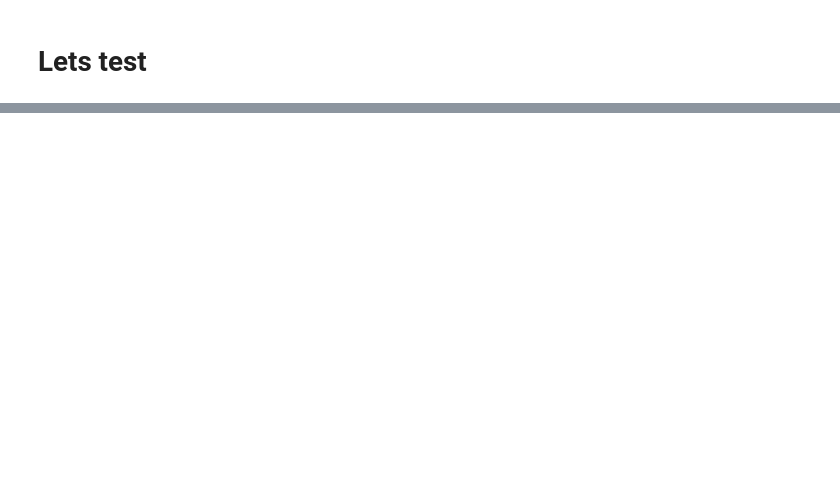
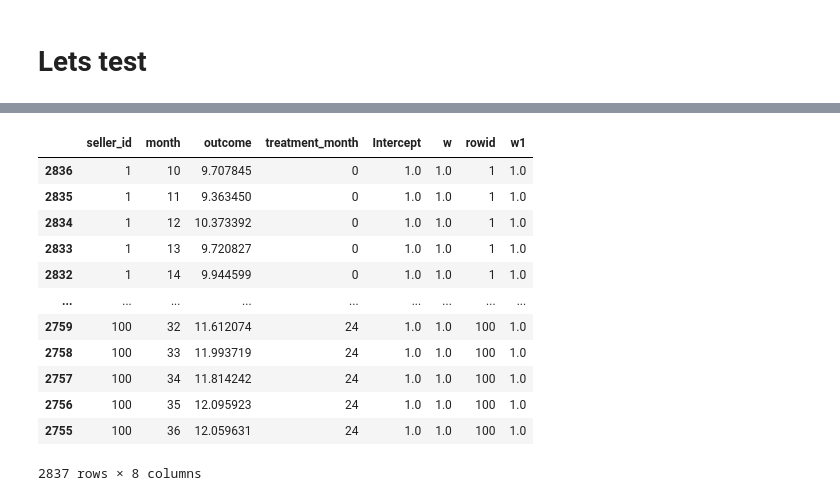
Before and after one commit to d2cml-ai/csdid, a Jupyter notebook: test_csdid_aq.ipynb, the cells around one changed output, grey strips where cells are left out. Cells and saved outputs as stored; diff of their text form; code cells hidden in the pictures; blank space fills up the shorter version.

```diff
--- a/test_csdid_aq.ipynb
+++ b/test_csdid_aq.ipynb
@@ -223,3 +504,19 @@ panel_data['treatment_month'] = panel_data['treatment_month'].astype('int64')
+# %%
+dp["data"]
+# %% [output]
+|  | seller_id | month | outcome | treatment_month | Intercept | w | rowid | w1 |
+| 2836 | 1 | 10 | 9.707845 | 0 | 1.0 | 1.0 | 1 | 1.0 |
+| 2835 | 1 | 11 | 9.363450 | 0 | 1.0 | 1.0 | 1 | 1.0 |
+| 2834 | 1 | 12 | 10.373392 | 0 | 1.0 | 1.0 | 1 | 1.0 |
+| 2833 | 1 | 13 | 9.720827 | 0 | 1.0 | 1.0 | 1 | 1.0 |
+| 2832 | 1 | 14 | 9.944599 | 0 | 1.0 | 1.0 | 1 | 1.0 |
+| ... | ... | ... | ... | ... | ... | ... | ... | ... |
+| 2759 | 100 | 32 | 11.612074 | 24 | 1.0 | 1.0 | 100 | 1.0 |
+| 2758 | 100 | 33 | 11.993719 | 24 | 1.0 | 1.0 | 100 | 1.0 |
+| 2757 | 100 | 34 | 11.814242 | 24 | 1.0 | 1.0 | 100 | 1.0 |
+| 2756 | 100 | 35 | 12.095923 | 24 | 1.0 | 1.0 | 100 | 1.0 |
+| 2755 | 100 | 36 | 12.059631 | 24 | 1.0 | 1.0 | 100 | 1.0 |
+2837 rows × 8 columns
 # %%
 out = ATTgt(yname='outcome',
            gname='treatment_month',
```
Also changed, not shown: parts of 37 cells of this notebook, 16 other files.
